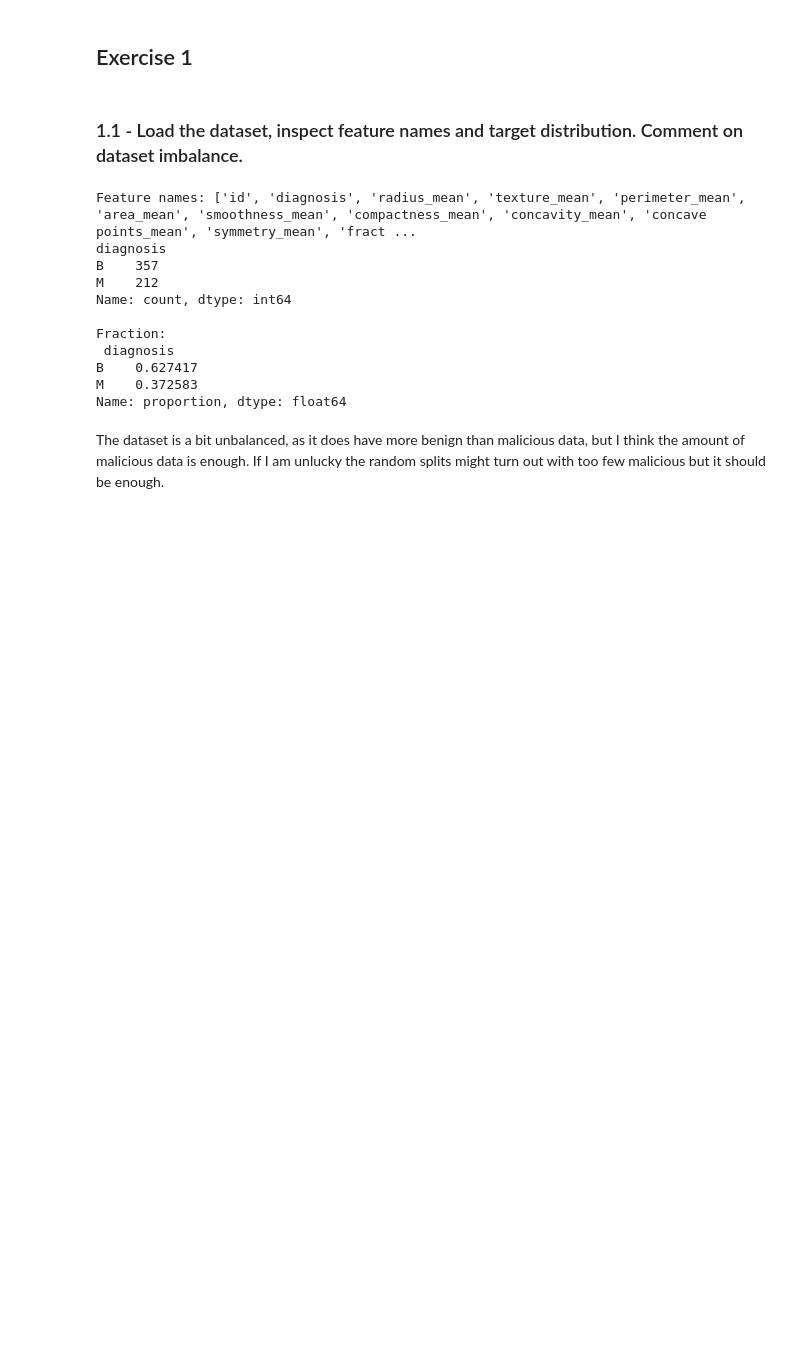
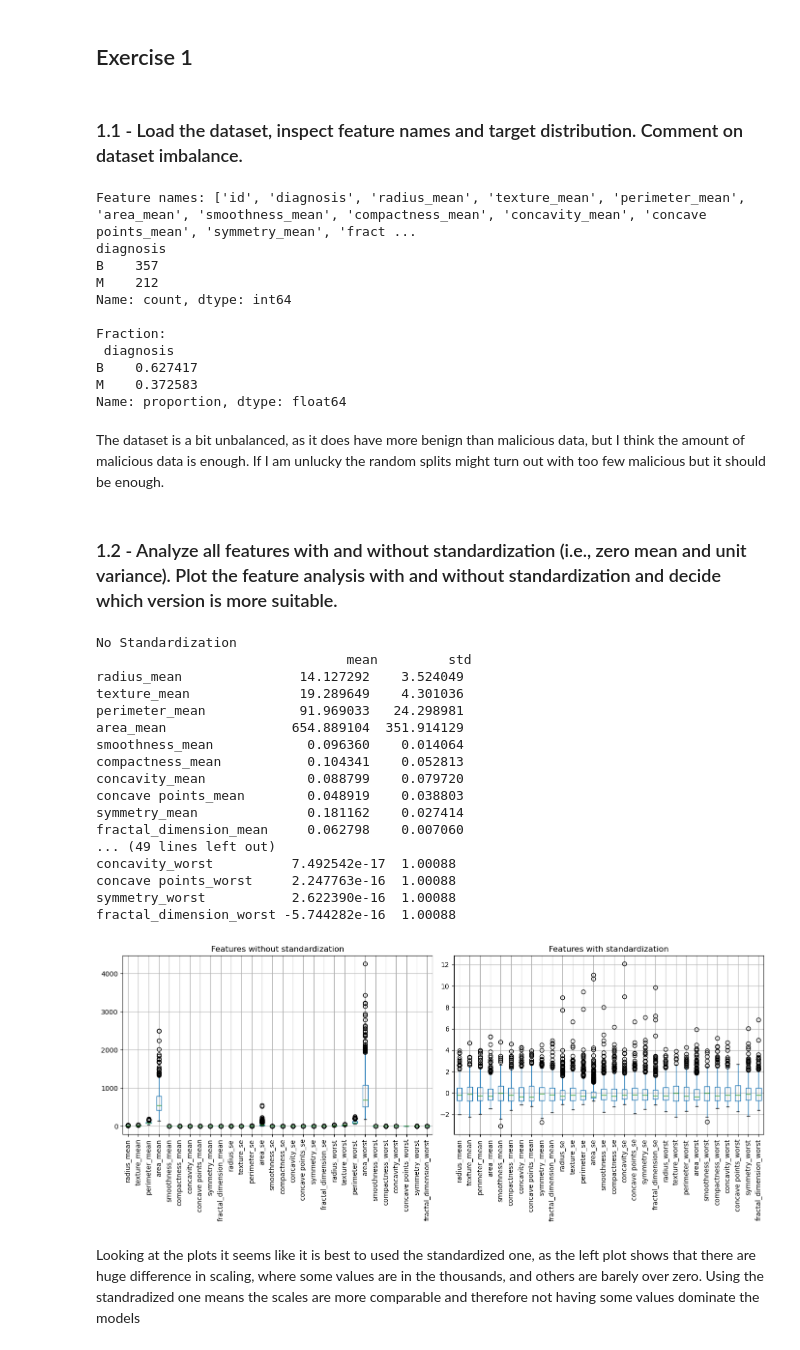
Before and after one commit to lcmolteberg/MachineOblig2, a Jupyter notebook: main.ipynb, the cells around one changed output. Cells and saved outputs as stored; diff of their text form; code cells hidden in the pictures; blank space fills up the shorter version.

Commit message:
Exercise 1.2 and fixed trailing comma in data

```diff
--- a/main.ipynb
+++ b/main.ipynb
@@ -29,3 +34,53 @@ M    0.372583
 Name: proportion, dtype: float64
 # %% [markdown]
 The dataset is a bit unbalanced, as it does have more benign than malicious data, but I think the amount of malicious data is enough. If I am unlucky the random splits might turn out with too few malicious but it should be enough.
+# %% [markdown]
+### 1.2 - Analyze all features with and without standardization (i.e., zero mean and unit variance). Plot the feature analysis with and without standardization and decide which version is more suitable.
+# %%
+# 2) Velg kun features (dropp target/id)
+X = df.drop(columns=["id", "diagnosis"], errors="ignore")
+
+# 3) Standardiser
+scaler = StandardScaler()
+X_scaled = pd.DataFrame(scaler.fit_transform(X), columns=X.columns, index=X.index)
+
+# 4) Beskriv statistikk før og etter
+print("No Standardization\n", X.describe().T[['mean','std']])
+print("\nStandardization:\n", X_scaled.describe().T[['mean','std']])
+
+# 5) Plot boxplots for alle features
+plt.figure(figsize=(14,6))
+
+plt.subplot(1,2,1)
+X.boxplot()
+plt.title("Features without standardization")
+plt.xticks(rotation=90)
+
+plt.subplot(1,2,2)
+X_scaled.boxplot()
+plt.title("Features with standardization")
+plt.xticks(rotation=90)
+
+plt.tight_layout()
+plt.show()
+# %% [output]
+No Standardization
+                                mean         std
+radius_mean               14.127292    3.524049
+texture_mean              19.289649    4.301036
+perimeter_mean            91.969033   24.298981
+area_mean                654.889104  351.914129
+smoothness_mean            0.096360    0.014064
+compactness_mean           0.104341    0.052813
+concavity_mean             0.088799    0.079720
+concave points_mean        0.048919    0.038803
+symmetry_mean              0.181162    0.027414
+fractal_dimension_mean     0.062798    0.007060
+... (49 lines left out)
+concavity_worst          7.492542e-17  1.00088
+concave points_worst     2.247763e-16  1.00088
+symmetry_worst           2.622390e-16  1.00088
+fractal_dimension_worst -5.744282e-16  1.00088
+[figure, added]
+# %% [markdown]
+Looking at the plots it seems like it is best to used the standardized one, as the left plot shows that there are huge difference in scaling, where some values are in the thousands, and others are barely over zero. Using the standradized one means the scales are more comparable and therefore not having some values dominate the models
```
Also changed, not shown: parts of 1 cell of this notebook, 1 other file.
